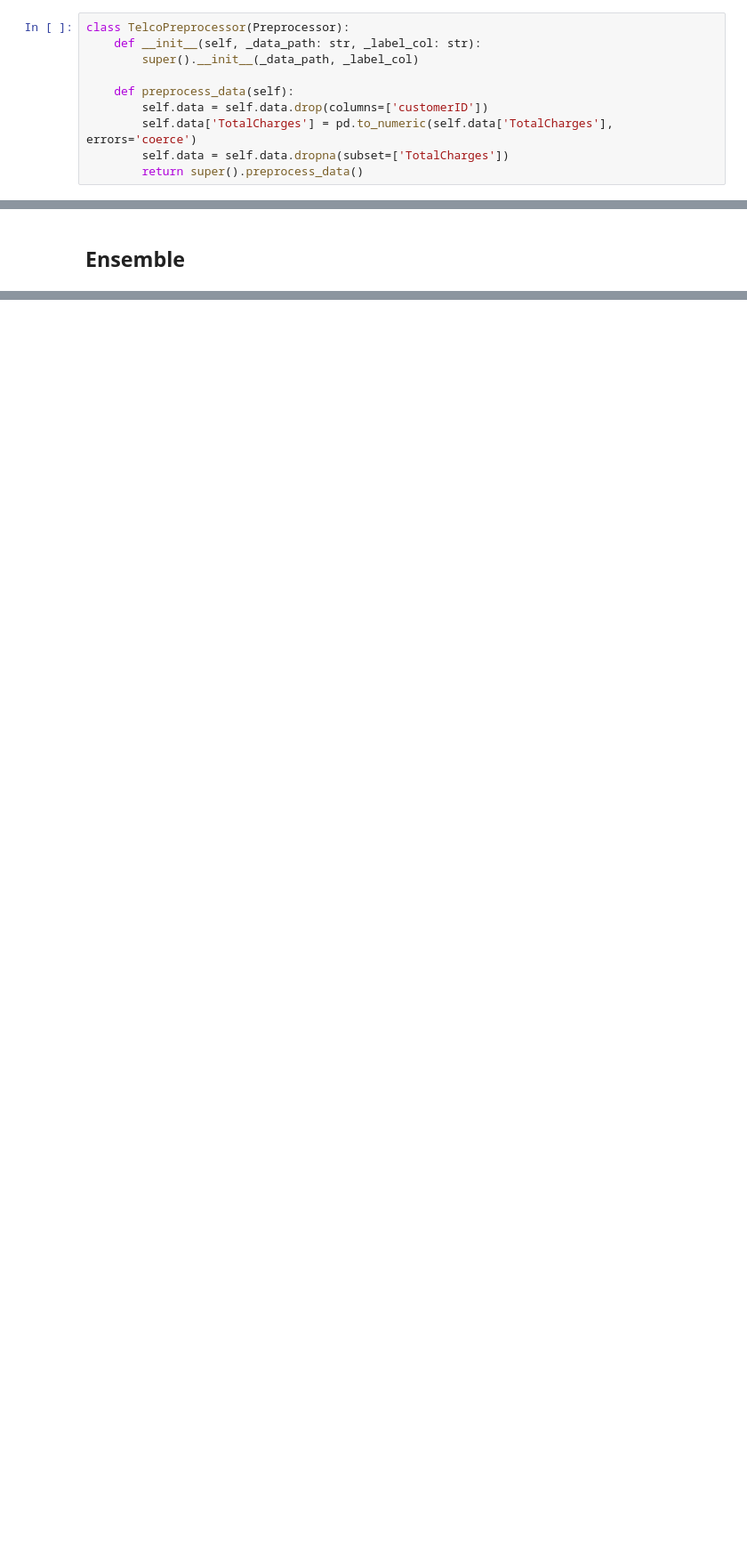
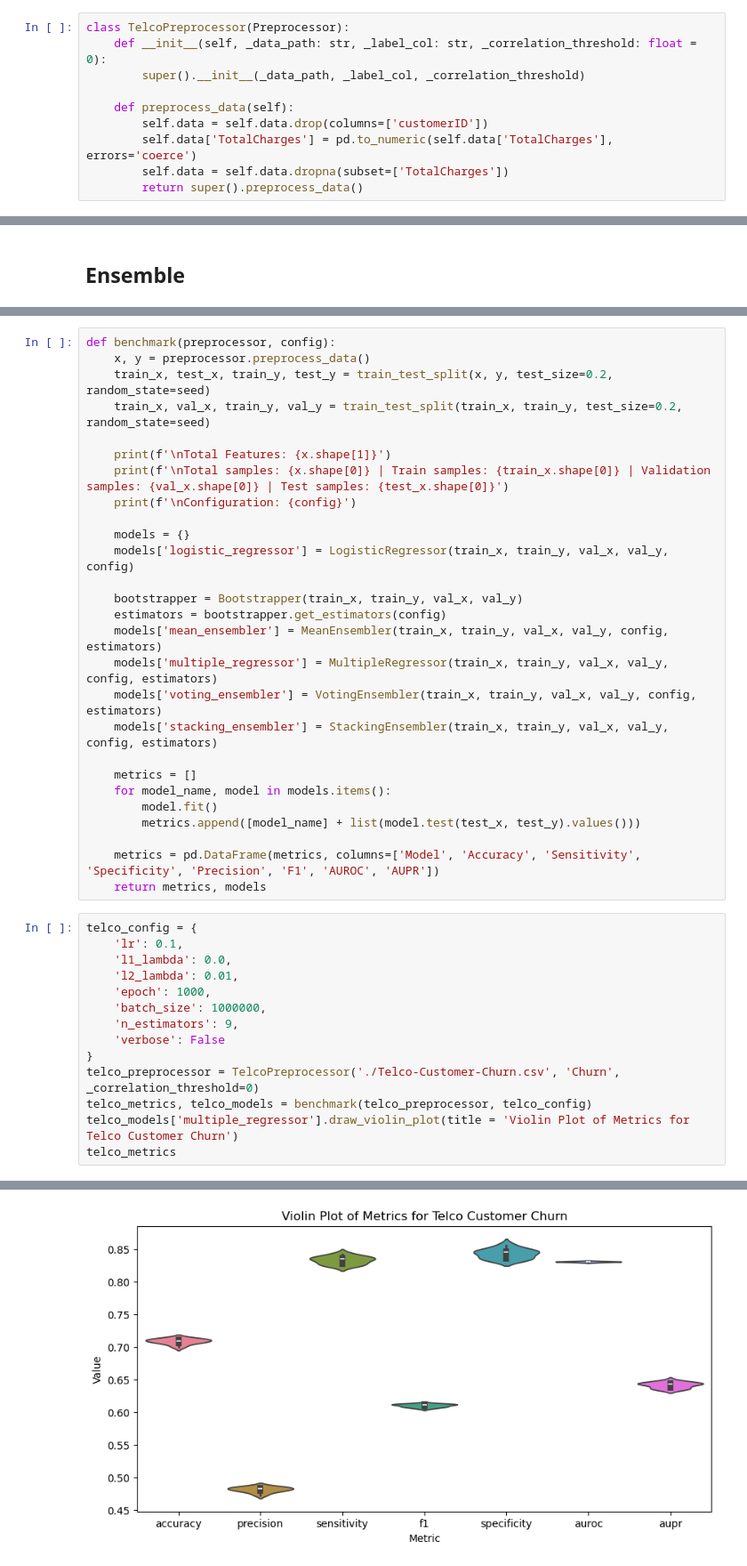
Before and after one commit to BRAINIAC2677/CSE-472-Machine-Learning, a Jupyter notebook: assignment-02/main.ipynb, the cells around one changed output, grey strips where cells are left out. Shown: that part at 89% size. Cells and saved outputs as stored; diff of their text form; blank space fills up the shorter version.

```diff
--- a/assignment-02/main.ipynb
+++ b/assignment-02/main.ipynb
@@ -48,8 +65,8 @@ class Preprocessor():
         return np.array(self.x), np.array(self.y)
 # %%
 class TelcoPreprocessor(Preprocessor):
-    def __init__(self, _data_path: str, _label_col: str):
-        super().__init__(_data_path, _label_col)
+    def __init__(self, _data_path: str, _label_col: str, _correlation_threshold: float = 0):
+        super().__init__(_data_path, _label_col, _correlation_threshold)
 
     def preprocess_data(self):
         self.data = self.data.drop(columns=['customerID'])
@@ -329,0 +364,42 @@ Epoch 3/3 - Loss: 0.6666593803253904 | Accuracy: 0.73509272467903 | Sensitivity:
+# %%
+def benchmark(preprocessor, config):
+    x, y = preprocessor.preprocess_data()
+    train_x, test_x, train_y, test_y = train_test_split(x, y, test_size=0.2, random_state=seed)
+    train_x, val_x, train_y, val_y = train_test_split(train_x, train_y, test_size=0.2, random_state=seed)
+
+    print(f'\nTotal Features: {x.shape[1]}')
+    print(f'\nTotal samples: {x.shape[0]} | Train samples: {train_x.shape[0]} | Validation samples: {val_x.shape[0]} | Test samples: {test_x.shape[0]}')
+    print(f'\nConfiguration: {config}')
+
+    models = {}
+    models['logistic_regressor'] = LogisticRegressor(train_x, train_y, val_x, val_y, config)
+
+    bootstrapper = Bootstrapper(train_x, train_y, val_x, val_y)
+    estimators = bootstrapper.get_estimators(config)
+    models['mean_ensembler'] = MeanEnsembler(train_x, train_y, val_x, val_y, config, estimators)
+    models['multiple_regressor'] = MultipleRegressor(train_x, train_y, val_x, val_y, config, estimators)
+    models['voting_ensembler'] = VotingEnsembler(train_x, train_y, val_x, val_y, config, estimators)
+    models['stacking_ensembler'] = StackingEnsembler(train_x, train_y, val_x, val_y, config, estimators)
+
+    metrics = []
+    for model_name, model in models.items():
+        model.fit()
+        metrics.append([model_name] + list(model.test(test_x, test_y).values()))
+
+    metrics = pd.DataFrame(metrics, columns=['Model', 'Accuracy', 'Sensitivity', 'Specificity', 'Precision', 'F1', 'AUROC', 'AUPR'])
+    return metrics, models
+# %%
+telco_config = {
+    'lr': 0.1,
+    'l1_lambda': 0.0,
+    'l2_lambda': 0.01,
+    'epoch': 1000,
+    'batch_size': 1000000,
+    'n_estimators': 9,
+    'verbose': False
+}
+telco_preprocessor = TelcoPreprocessor('./Telco-Customer-Churn.csv', 'Churn', _correlation_threshold=0)
+telco_metrics, telco_models = benchmark(telco_preprocessor, telco_config)
+telco_models['multiple_regressor'].draw_violin_plot(title = 'Violin Plot of Metrics for Telco Customer Churn')
+telco_metrics
+# %% [output]
@@ -329,0 +411 @@ Epoch 3/3 - Loss: 0.6666593803253904 | Accuracy: 0.73509272467903 | Sensitivity:
+[figure, added]
```
Also changed, not shown: parts of 21 cells of this notebook, 12 other files.
